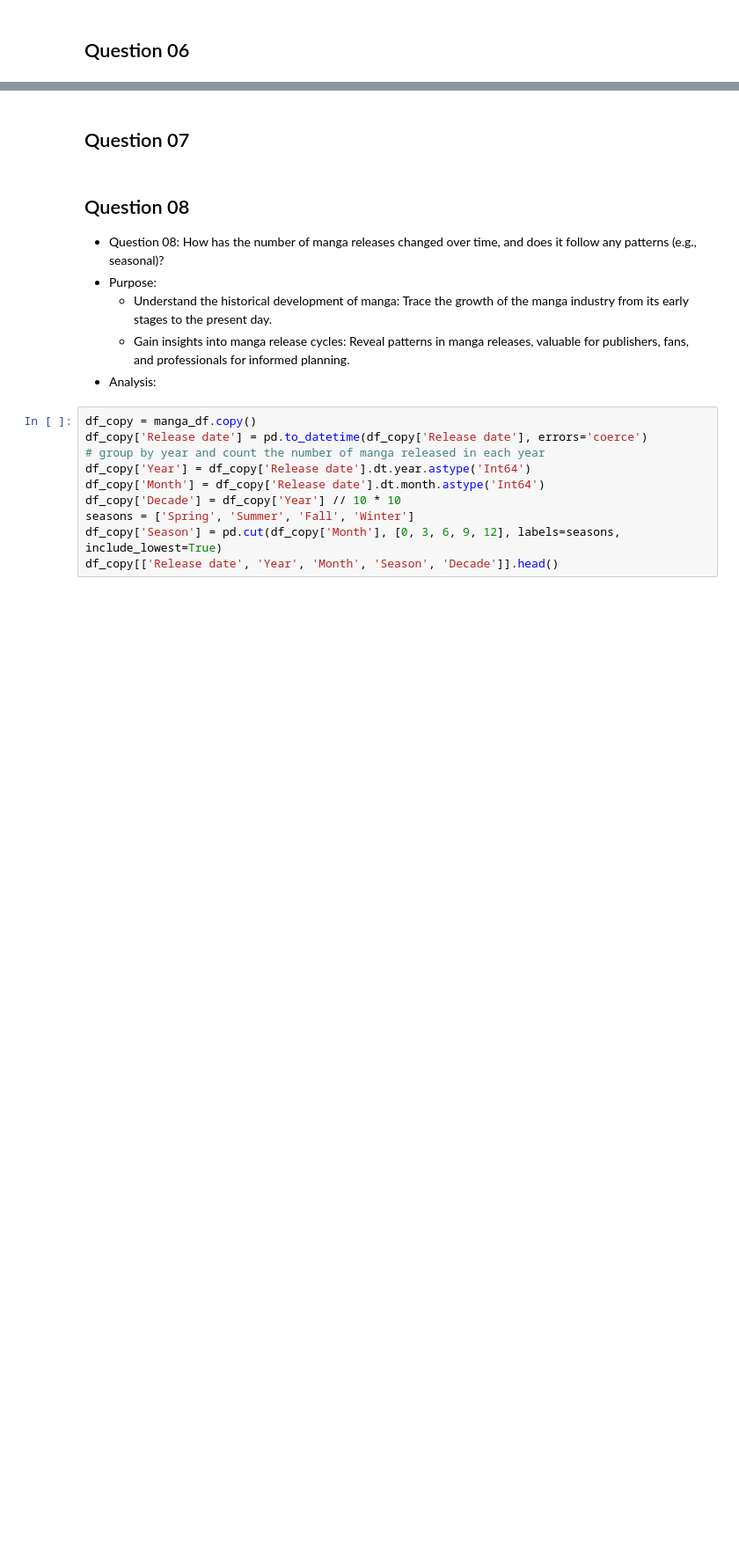
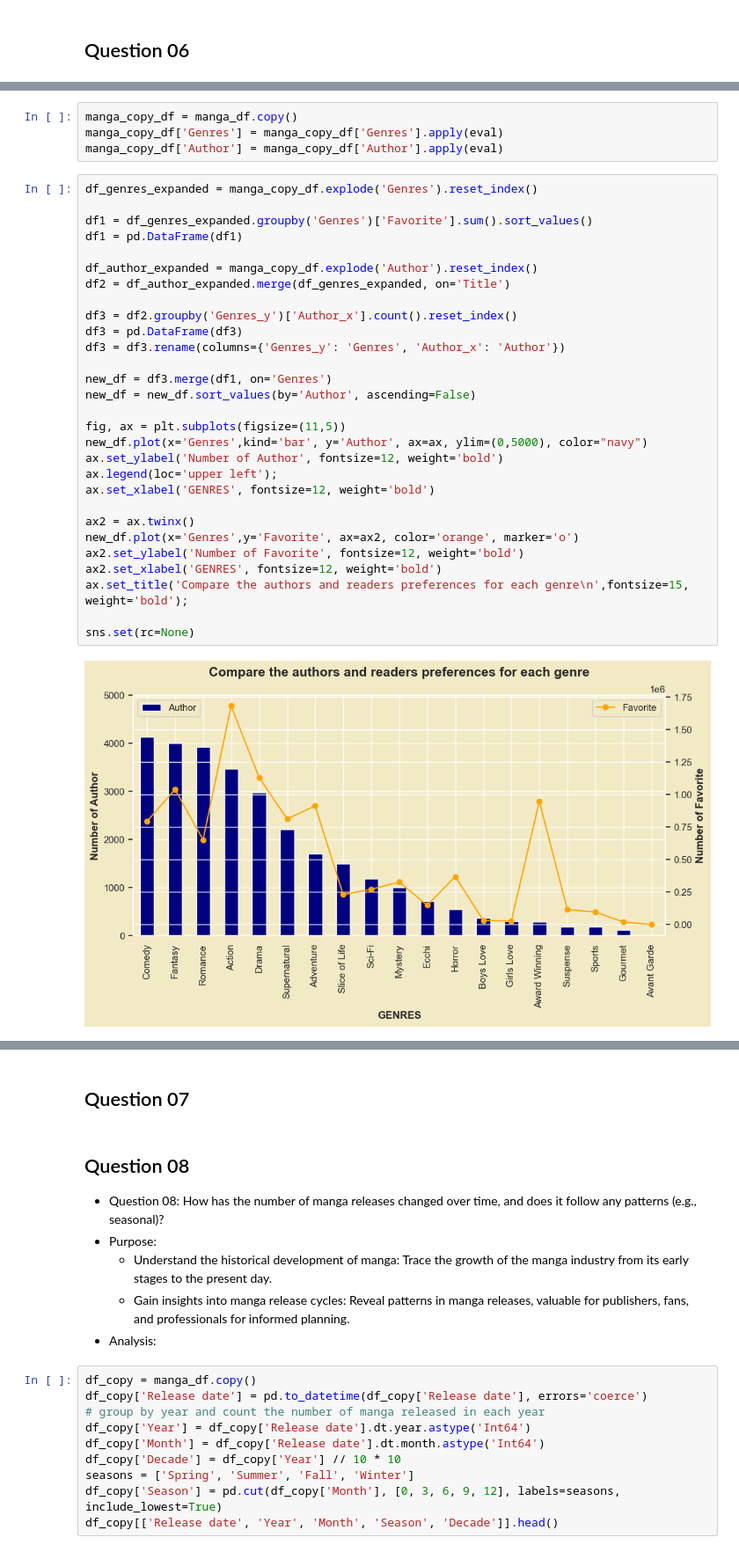
Before and after one commit to duongtruongbinh/IntroDS_FinalProject, a Jupyter notebook: src/Asking_Questions_and_Analyzing.ipynb, the cells around one changed output, grey strips where cells are left out. Shown at 88% size. Cells and saved outputs as stored; diff of their text form; blank space fills up the shorter version.

```diff
--- a/src/Asking_Questions_and_Analyzing.ipynb
+++ b/src/Asking_Questions_and_Analyzing.ipynb
@@ -352,0 +447,35 @@ plt.show()
+# %%
+manga_copy_df = manga_df.copy()
+manga_copy_df['Genres'] = manga_copy_df['Genres'].apply(eval)
+manga_copy_df['Author'] = manga_copy_df['Author'].apply(eval)
+# %%
+df_genres_expanded = manga_copy_df.explode('Genres').reset_index()
+
+df1 = df_genres_expanded.groupby('Genres')['Favorite'].sum().sort_values()
+df1 = pd.DataFrame(df1)
+
+df_author_expanded = manga_copy_df.explode('Author').reset_index()
+df2 = df_author_expanded.merge(df_genres_expanded, on='Title')
+
+df3 = df2.groupby('Genres_y')['Author_x'].count().reset_index()
+df3 = pd.DataFrame(df3)
+df3 = df3.rename(columns={'Genres_y': 'Genres', 'Author_x': 'Author'})
+
+new_df = df3.merge(df1, on='Genres')
+new_df = new_df.sort_values(by='Author', ascending=False)
+
+fig, ax = plt.subplots(figsize=(11,5))
+new_df.plot(x='Genres',kind='bar', y='Author', ax=ax, ylim=(0,5000), color="navy")
+ax.set_ylabel('Number of Author', fontsize=12, weight='bold')
+ax.legend(loc='upper left');
+ax.set_xlabel('GENRES', fontsize=12, weight='bold')
+
+ax2 = ax.twinx()
+new_df.plot(x='Genres',y='Favorite', ax=ax2, color='orange', marker='o')
+ax2.set_ylabel('Number of Favorite', fontsize=12, weight='bold')
+ax2.set_xlabel('GENRES', fontsize=12, weight='bold')
+ax.set_title('Compare the authors and readers preferences for each genre\n',fontsize=15, weight='bold');
+
+sns.set(rc=None)
+# %% [output]
+[figure, added]
```
Also changed, not shown: parts of 13 cells of this notebook.
